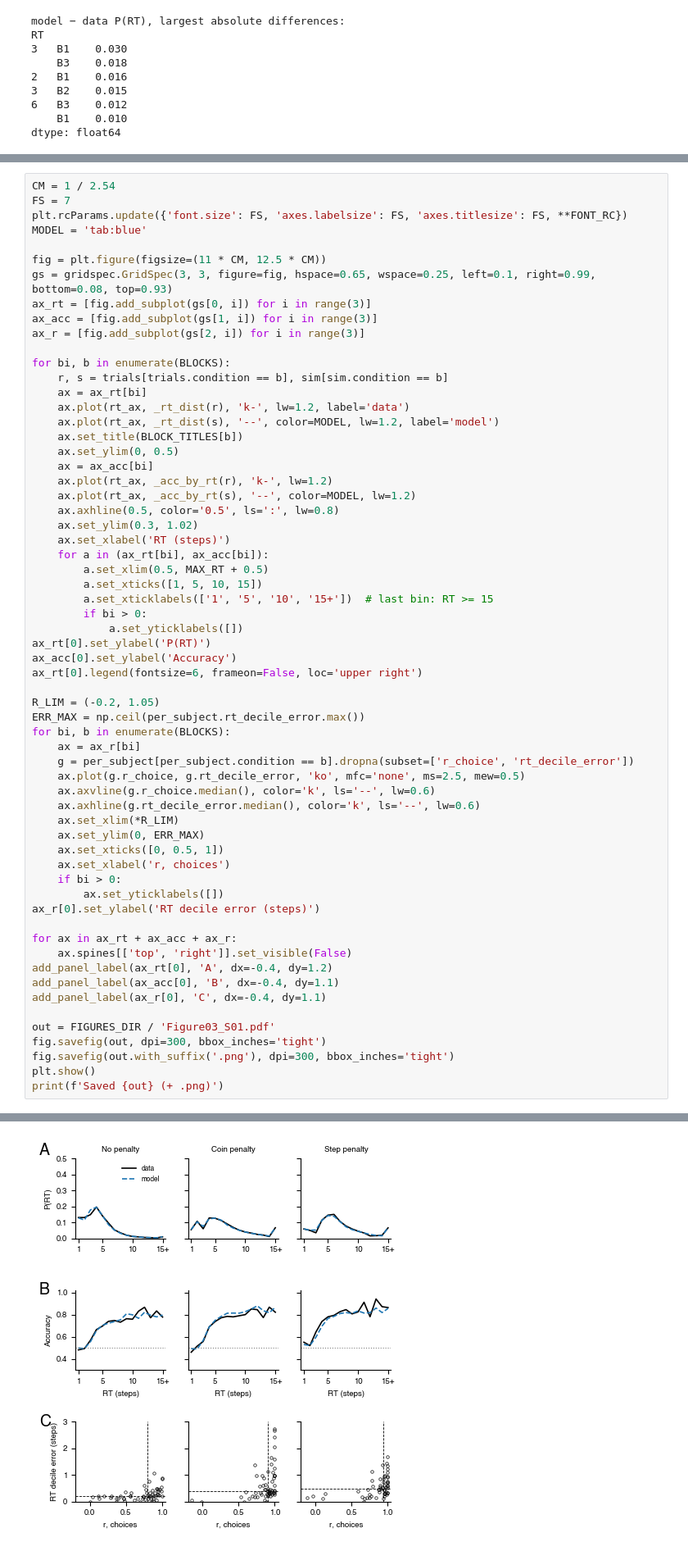
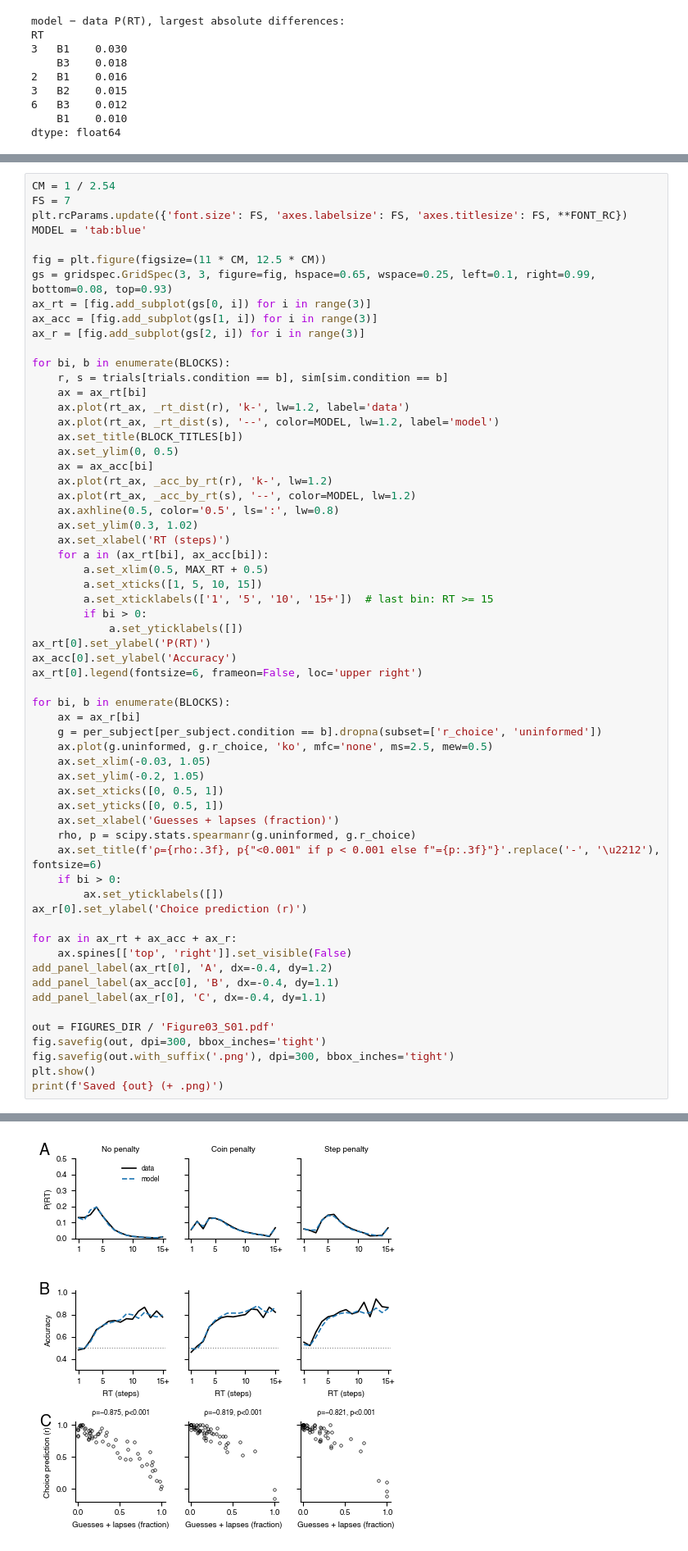
Before and after one commit to TheGoldLab/ms_2026_kalburge_etal_elife, a Jupyter notebook: notebooks/Figure03S01_modelFitQuality.ipynb, the cells around one changed output, grey strips where cells are left out. Shown at 82% size. Drawn from its saved outputs; the diff is of its cells as text.

Commit message:
Figure03S01 C: choice prediction vs. estimated fraction of guesses + lapses
Co-Authored-By: Claude Opus 5.5 <noreply@anthropic.com>

```diff
--- a/notebooks/Figure03S01_modelFitQuality.ipynb
+++ b/notebooks/Figure03S01_modelFitQuality.ipynb
@@ -183,44 +192,43 @@ for bi, b in enumerate(BLOCKS):
     for a in (ax_rt[bi], ax_acc[bi]):
         a.set_xlim(0.5, MAX_RT + 0.5)
         a.set_xticks([1, 5, 10, 15])
         a.set_xticklabels(['1', '5', '10', '15+'])  # last bin: RT >= 15
         if bi > 0:
             a.set_yticklabels([])
 ax_rt[0].set_ylabel('P(RT)')
 ax_acc[0].set_ylabel('Accuracy')
 ax_rt[0].legend(fontsize=6, frameon=False, loc='upper right')
 
-R_LIM = (-0.2, 1.05)
-ERR_MAX = np.ceil(per_subject.rt_decile_error.max())
 for bi, b in enumerate(BLOCKS):
     ax = ax_r[bi]
-    g = per_subject[per_subject.condition == b].dropna(subset=['r_choice', 'rt_decile_error'])
-    ax.plot(g.r_choice, g.rt_decile_error, 'ko', mfc='none', ms=2.5, mew=0.5)
-    ax.axvline(g.r_choice.median(), color='k', ls='--', lw=0.6)
-    ax.axhline(g.rt_decile_error.median(), color='k', ls='--', lw=0.6)
-    ax.set_xlim(*R_LIM)
-    ax.set_ylim(0, ERR_MAX)
+    g = per_subject[per_subject.condition == b].dropna(subset=['r_choice', 'uninformed'])
+    ax.plot(g.uninformed, g.r_choice, 'ko', mfc='none', ms=2.5, mew=0.5)
+    ax.set_xlim(-0.03, 1.05)
+    ax.set_ylim(-0.2, 1.05)
     ax.set_xticks([0, 0.5, 1])
-    ax.set_xlabel('r, choices')
+    ax.set_yticks([0, 0.5, 1])
+    ax.set_xlabel('Guesses + lapses (fraction)')
+    rho, p = scipy.stats.spearmanr(g.uninformed, g.r_choice)
+    ax.set_title(f'ρ={rho:.3f}, p{"<0.001" if p < 0.001 else f"={p:.3f}"}'.replace('-', '\u2212'), fontsize=6)
     if bi > 0:
         ax.set_yticklabels([])
-ax_r[0].set_ylabel('RT decile error (steps)')
+ax_r[0].set_ylabel('Choice prediction (r)')
 
 for ax in ax_rt + ax_acc + ax_r:
     ax.spines[['top', 'right']].set_visible(False)
 add_panel_label(ax_rt[0], 'A', dx=-0.4, dy=1.2)
 add_panel_label(ax_acc[0], 'B', dx=-0.4, dy=1.1)
 add_panel_label(ax_r[0], 'C', dx=-0.4, dy=1.1)
 
 out = FIGURES_DIR / 'Figure03_S01.pdf'
 fig.savefig(out, dpi=300, bbox_inches='tight')
 fig.savefig(out.with_suffix('.png'), dpi=300, bbox_inches='tight')
 plt.show()
 print(f'Saved {out} (+ .png)')
 # %% [output]
 1 extra bytes in post.stringData array
 'created' timestamp seems very low; regarding as unix timestamp
-[figure, old version]
+[figure, new version]
 Saved /Users/jigold/Library/CloudStorage/Box-Box/GoldLab/Projects/2025_Pigeon/Figures/Figure03_S01.pdf (+ .png)
 # %% [markdown]
 ## Interpretation
```
Also changed, not shown: parts of 3 cells of this notebook.
